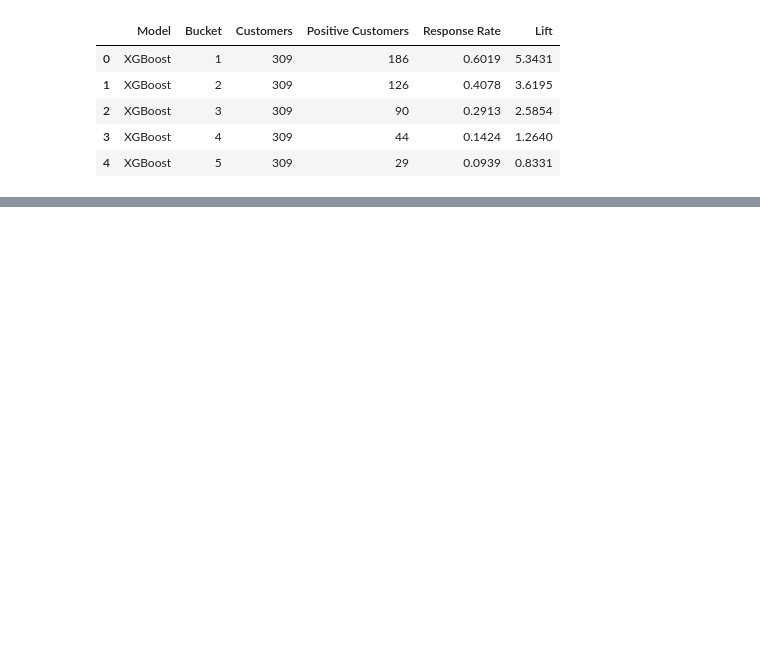
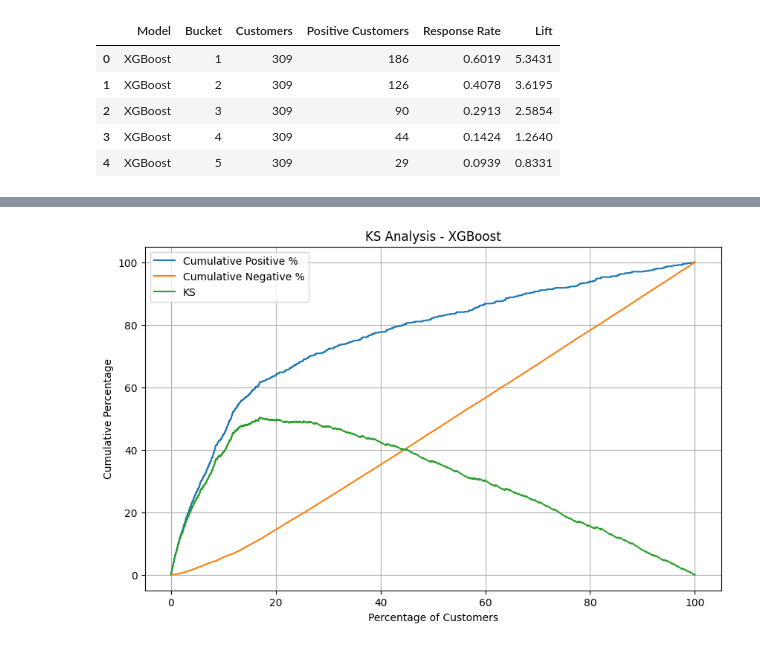
Before and after one commit to navyatripathiji/bank-marketing-practice, a Jupyter notebook: notebooks/04-v1.ipynb, the cells around one changed output, grey strips where cells are left out. Saved outputs shown, nothing was run; the diff lists cells and outputs as text; code cells hidden in the pictures; blank space fills up the shorter version.

```diff
--- a/notebooks/04-v1.ipynb
+++ b/notebooks/04-v1.ipynb
@@ -421,0 +478,20 @@ decile_xgb.round(4).head()
+# %%
+ks_logistic, ks_df_logistic, ks_index_logistic = calculate_ks(
+    y_val,
+    logistic_prob
+)
+
+ks_dt, ks_df_dt, ks_index_dt = calculate_ks(
+    y_val,
+    dt_prob
+)
+
+ks_rf, ks_df_rf, ks_index_rf = calculate_ks(
+    y_val,
+    rf_prob
+)
+
+ks_xgb, ks_df_xgb, ks_index_xgb = calculate_ks(
+    y_val,
+    xgb_prob
+)
@@ -421,0 +526,38 @@ decile_xgb.round(4).head()
+# %%
+import matplotlib.pyplot as plt
+
+ks_plot = ks_df_xgb.copy()
+
+ks_plot["Customer %"] = (
+    (ks_plot.index + 1) / len(ks_plot) * 100
+)
+
+plt.figure(figsize=(10, 6))
+
+plt.plot(
+    ks_plot["Customer %"],
+    ks_plot["cum_positive_rate"] * 100,
+    label="Cumulative Positive %"
+)
+
+plt.plot(
+    ks_plot["Customer %"],
+    ks_plot["cum_negative_rate"] * 100,
+    label="Cumulative Negative %"
+)
+
+plt.plot(
+    ks_plot["Customer %"],
+    ks_plot["KS"] * 100,
+    label="KS"
+)
+
+plt.xlabel("Percentage of Customers")
+plt.ylabel("Cumulative Percentage")
+plt.title("KS Analysis - XGBoost")
+plt.legend()
+plt.grid(True)
+
+plt.show()
+# %% [output]
+[figure, added]
```
Also changed, not shown: parts of 6 cells of this notebook, 2 other files.
